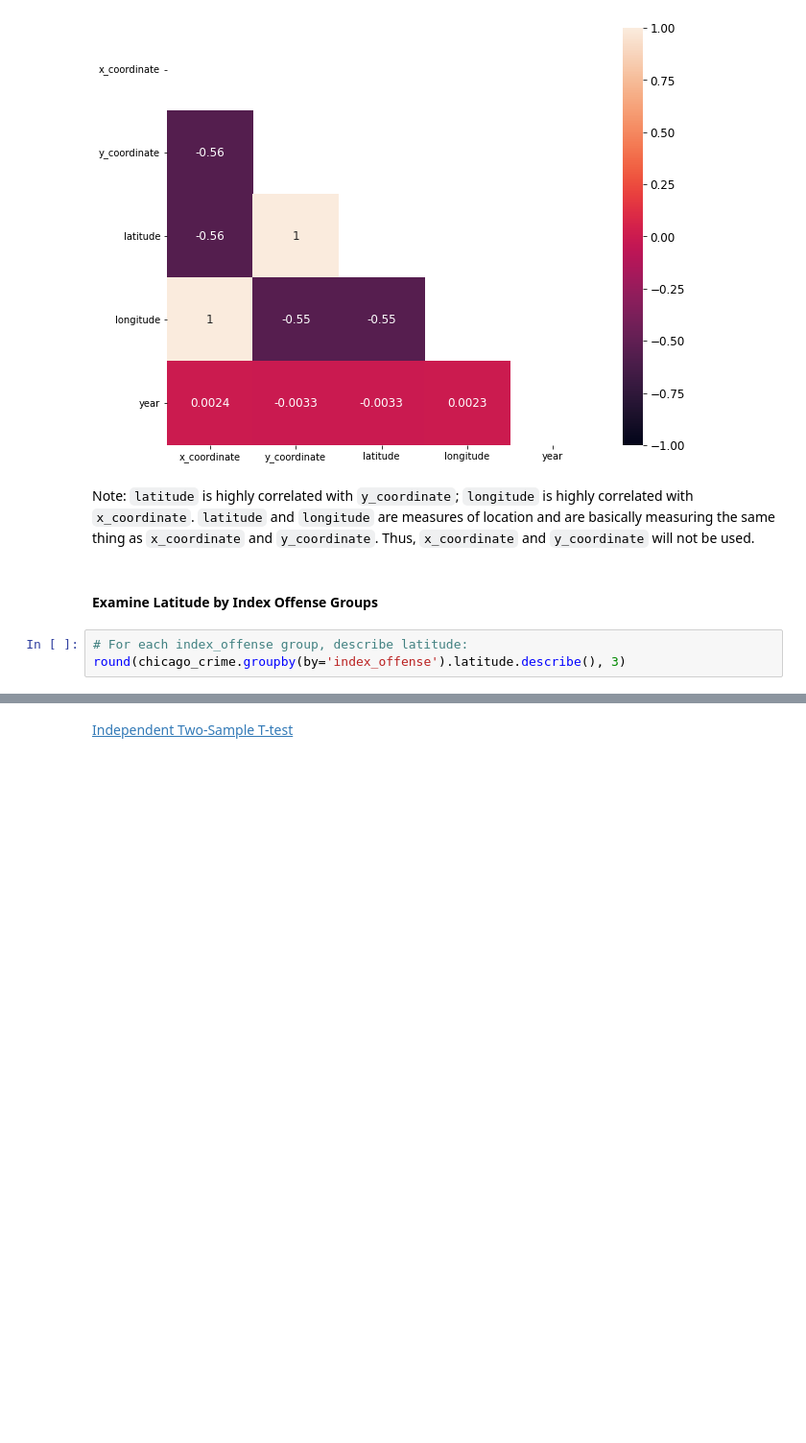
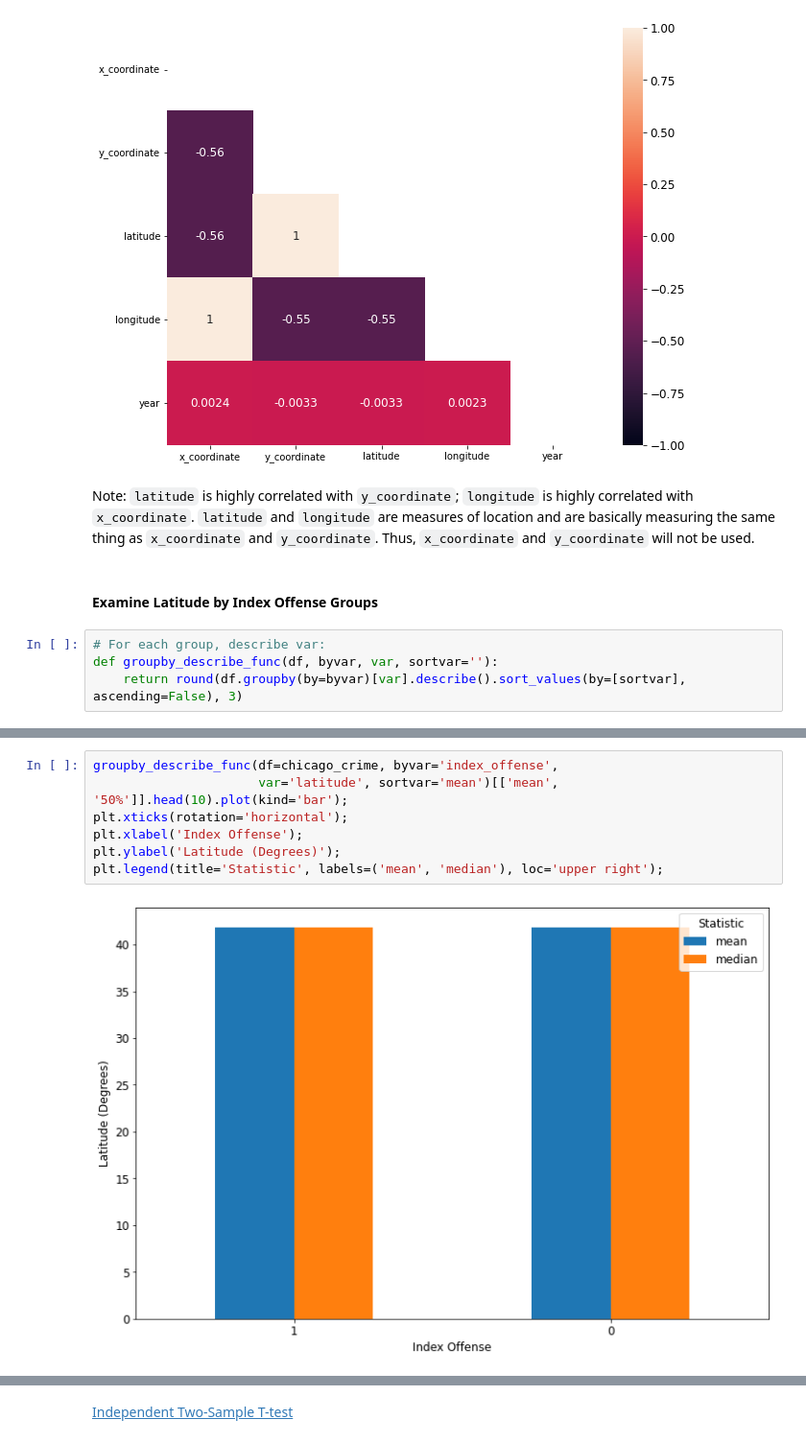
Before and after one commit to tweichle/Classifying-Criminal-Offenses, a Jupyter notebook: Chicago Crime Project.ipynb, the cells around one changed output, grey strips where cells are left out. Shown at 96% size. Drawn from its saved outputs; the diff is of its cells as text; blank space fills up the shorter version.

```diff
--- a/Chicago Crime Project.ipynb
+++ b/Chicago Crime Project.ipynb
@@ -1421,5 +1421,6 @@ Note: `latitude` is highly correlated with `y_coordinate`; `longitude` is highly
 # %% [markdown]
 #### Examine Latitude by Index Offense Groups
 # %%
-# For each index_offense group, describe latitude:
-round(chicago_crime.groupby(by='index_offense').latitude.describe(), 3)
+# For each group, describe var:
+def groupby_describe_func(df, byvar, var, sortvar=''):
+    return round(df.groupby(by=byvar)[var].describe().sort_values(by=[sortvar], ascending=False), 3)
@@ -1431,3 +1436,12 @@ round(chicago_crime.groupby(by='index_offense').latitude.describe(), 3)
+# %%
+groupby_describe_func(df=chicago_crime, byvar='index_offense',
+                      var='latitude', sortvar='mean')[['mean', '50%']].head(10).plot(kind='bar');
+plt.xticks(rotation='horizontal');
+plt.xlabel('Index Offense');
+plt.ylabel('Latitude (Degrees)');
+plt.legend(title='Statistic', labels=('mean', 'median'), loc='upper right');
+# %% [output]
+[figure, added]
 # %%
 x1 = chicago_crime[(chicago_crime.latitude.notnull())].loc[chicago_crime.index_offense==0, 'latitude']
 x2 = chicago_crime[(chicago_crime.latitude.notnull())].loc[chicago_crime.index_offense==1, 'latitude']
```
Also changed, not shown: parts of 21 cells of this notebook.
